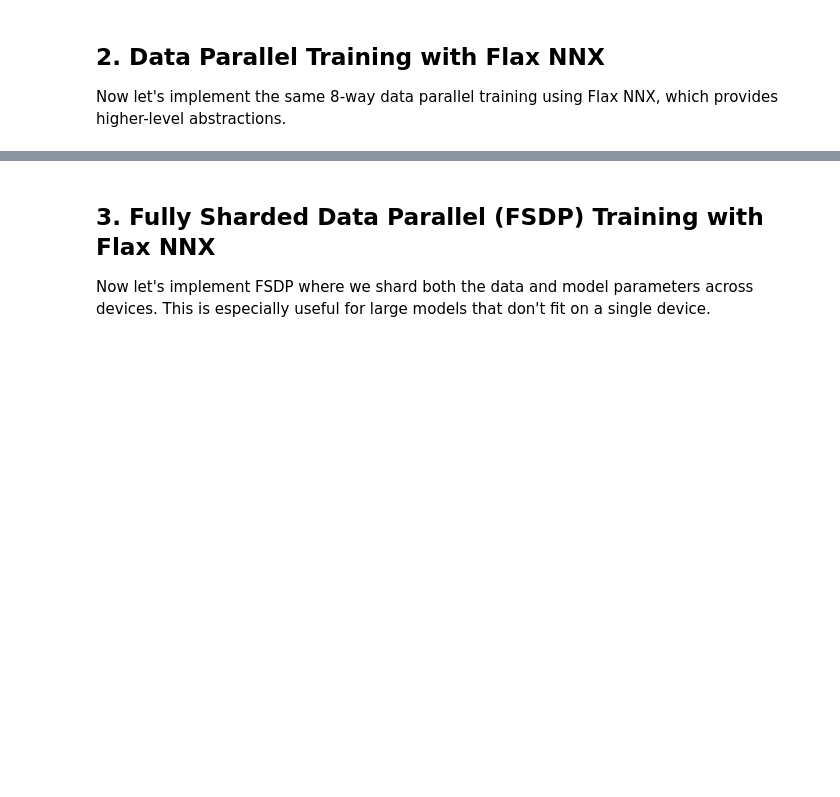
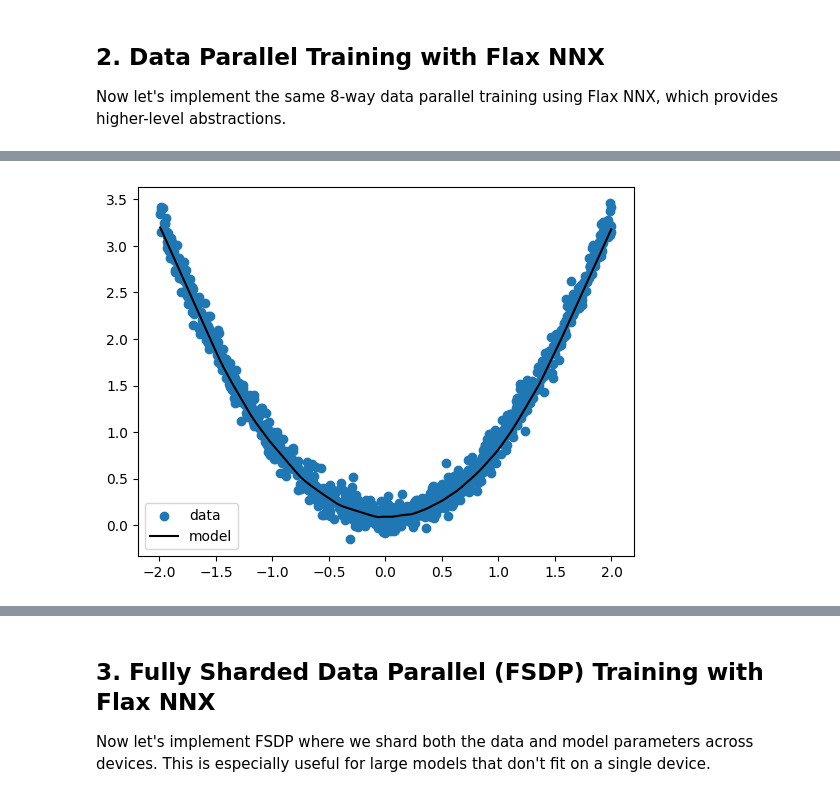
Before and after one commit to sshkhr/MinText, a Jupyter notebook: docs/tutorials/2_Data_Parallel_and_FSDP.ipynb, the cells around one changed output, grey strips where cells are left out. Saved outputs shown, nothing was run; the diff lists cells and outputs as text; code cells hidden in the pictures; blank space fills up the shorter version.

```diff
--- a/docs/tutorials/2_Data_Parallel_and_FSDP.ipynb
+++ b/docs/tutorials/2_Data_Parallel_and_FSDP.ipynb
@@ -242,0 +150,3 @@ print(f"Speedup: {time_single / time_dp:.2f}x")
+# %%
+loss_jit = jax.jit(loss)
+gradfun = jax.jit(jax.grad(loss))
@@ -242,0 +187,3 @@ print(f"Speedup: {time_single / time_dp:.2f}x")
+# %%
+batch = jax.device_put(batch, batch_sharding)
+params = jax.device_put(model, replicated_sharding)
@@ -315,14 +252,8 @@ except ImportError:
 # %%
-# Create model and optimizer
-rngs = nnx.Rngs(0)
-model = MLP(layer_sizes, rngs=rngs)
-optimizer = nnx.Optimizer(model, optax.sgd(learning_rate))
+model = MLP(1, 64, 1, rngs=nnx.Rngs(0))
+optimizer = nnx.Optimizer(model, optax.adamw(1e-2))
 
-# Replicate model and optimizer state across devices
+# replicate state
 state = nnx.state((model, optimizer))
 state = jax.device_put(state, replicated_sharding)
 nnx.update((model, optimizer), state)
-
-# Visualize model parameter sharding (should be replicated)
-print("Model parameter sharding (replicated across all devices):")
-jax.debug.visualize_array_sharding(model.layers[0].kernel.value)
@@ -387,0 +267,17 @@ print(f"Speedup over single device: {time_single / time_nnx_dp:.2f}x")
+# %%
+@nnx.jit
+def train_step(model: MLP, optimizer: nnx.Optimizer, x, y):
+  def loss_fn(model: MLP):
+    y_pred = model(x)
+    return jnp.mean((y - y_pred) ** 2)
+
+  loss, grads = nnx.value_and_grad(loss_fn)(model)
+  optimizer.update(grads)
+  return loss
+
+
+def dataset(steps, batch_size):
+  for _ in range(steps):
+    x = np.random.uniform(-2, 2, size=(batch_size, 1))
+    y = 0.8 * x**2 + 0.1 + np.random.normal(0, 0.1, size=x.shape)
+    yield x, y
@@ -387,0 +329,12 @@ print(f"Speedup over single device: {time_single / time_nnx_dp:.2f}x")
+# %%
+X, Y = next(dataset(1, 1000))
+x_range = np.linspace(X.min(), X.max(), 100)[:, None]
+y_pred = model(x_range)
+
+# plot
+plt.scatter(X, Y, label='data')
+plt.plot(x_range, y_pred, color='black', label='model')
+plt.legend()
+plt.show()
+# %% [output]
+[figure, added]
```
Also changed, not shown: parts of 50 cells of this notebook.
